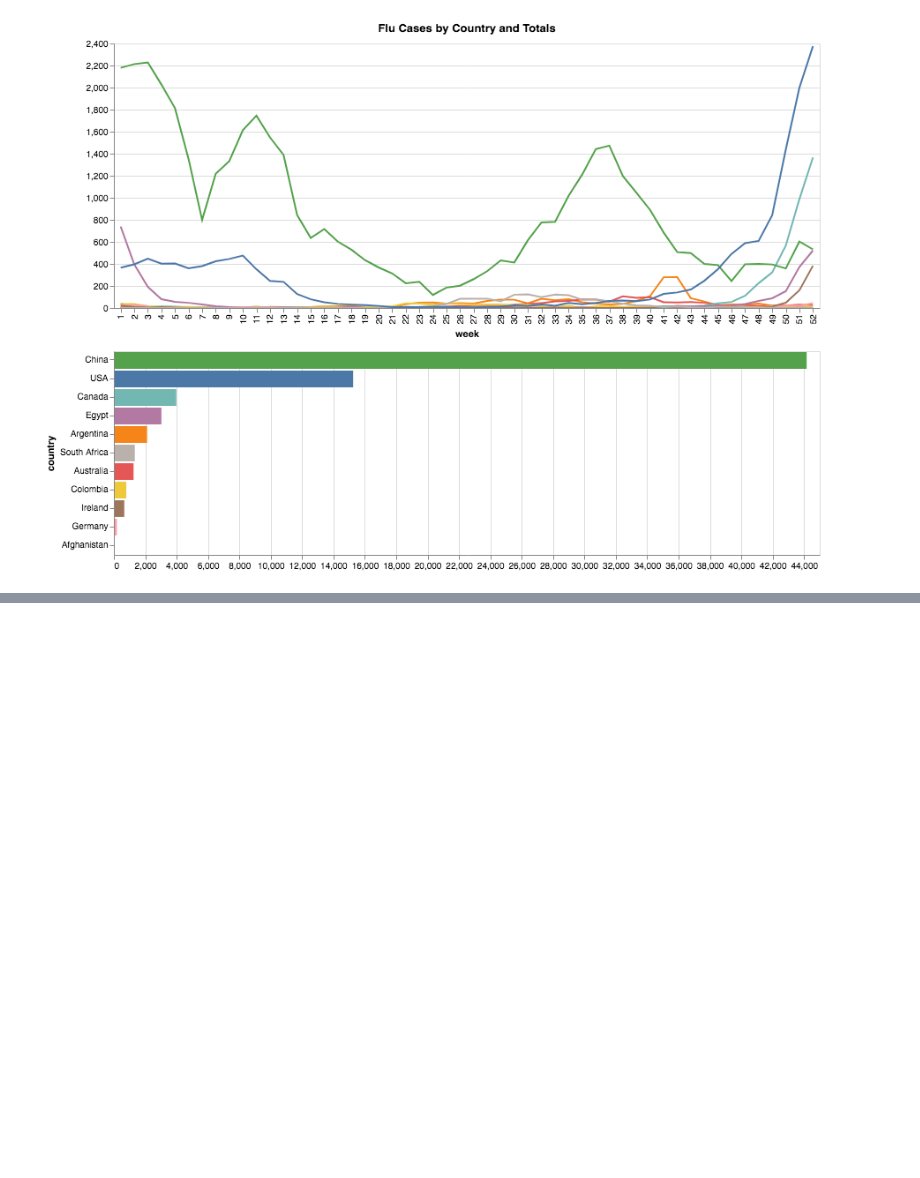
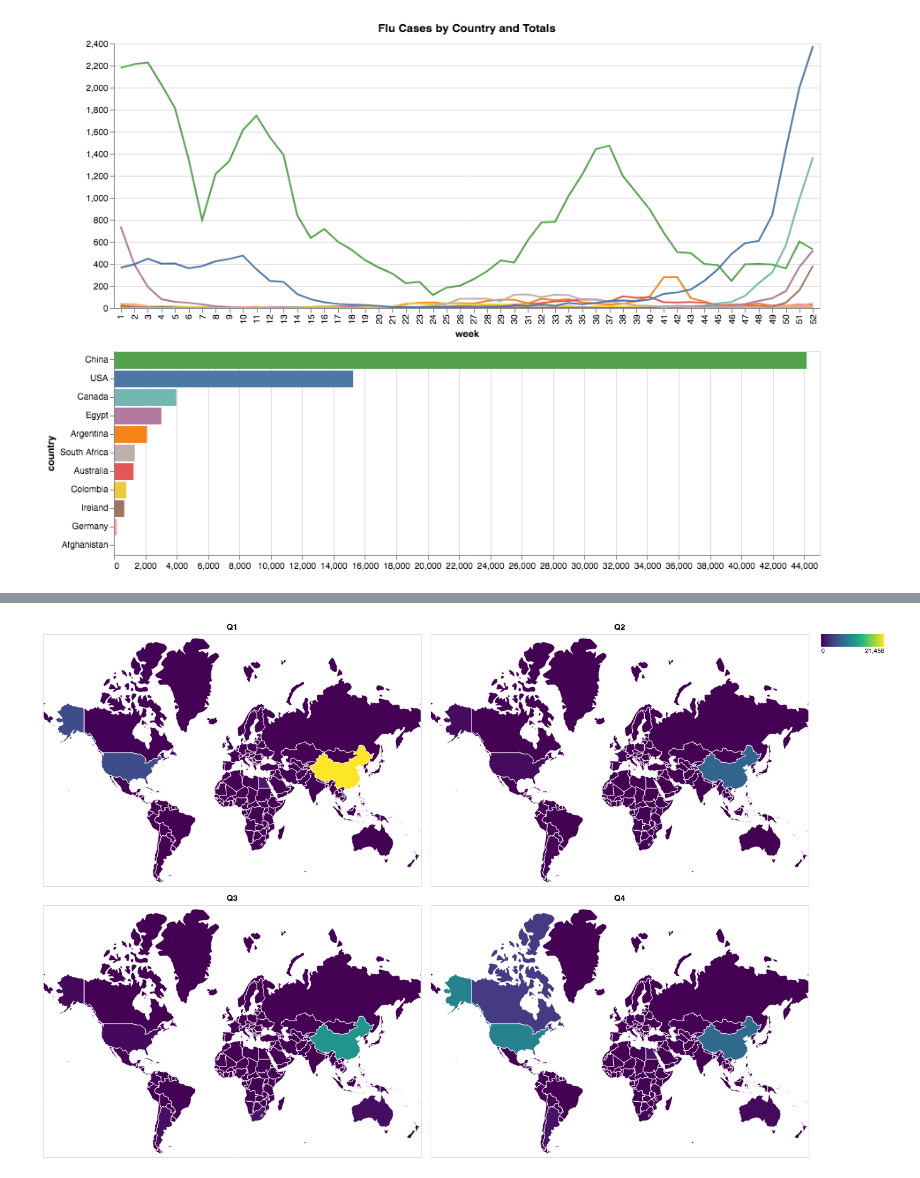
Before and after one commit to manzt/flu-mcv, a Jupyter notebook: flu.ipynb, the cells around one changed output, grey strips where cells are left out. Saved outputs shown, nothing was run; the diff lists cells and outputs as text; code cells hidden in the pictures; blank space fills up the shorter version.

```diff
--- a/flu.ipynb
+++ b/flu.ipynb
@@ -200,0 +280,20 @@ line
+# %%
+world = gpd.read_file(gpd.datasets.get_path('naturalearth_lowres'))
+world = world[world.name!="Antarctica"]
+# %%
+# Data transformations to get Quarter Columns
+i = 0
+for x in range(4):
+    start = x*13
+    end = start+13
+
+    quarter = normed.query(str(start) + '<= week <=' + str(end))
+    totals = quarter.groupby('country').sum()['value']
+    countries = normed.country.unique()
+    col = dict(zip(countries, totals))
+    col['United States'] = col.pop('USA')
+
+    world['Q'+str(x+1)] = world['name'].map(col)
+
+world = world.fillna(0)
+world.head()
@@ -200,0 +307,31 @@ line
+# %%
+data  = alt.InlineData(
+    values = world.to_json(), #geopandas to geojson string
+    # root object type is "FeatureCollection" but we need its features
+    format = alt.DataFormat(property='features',type='json')
+)
+
+base = alt.Chart(data).mark_geoshape(
+    fill='#666666',
+    stroke='white'
+).properties(
+    width=600,
+    height=400
+)
+
+quarters = ['Q1', 'Q2', 'Q3', 'Q4']
+
+charts = [
+    base.encode(
+        color=alt.Color('properties.'+str(quarter)+':Q', title=None),
+        tooltip=['properties.name:N', 'properties.'+str(quarter)+':Q']
+    ).properties(title=quarter)
+    for quarter in quarters
+]
+
+alt.vconcat(
+    alt.hconcat(*charts[:2]),
+    alt.hconcat(*charts[2:])
+)
+# %% [output]
+[figure, added]
```
Also changed, not shown: parts of 12 cells of this notebook.
